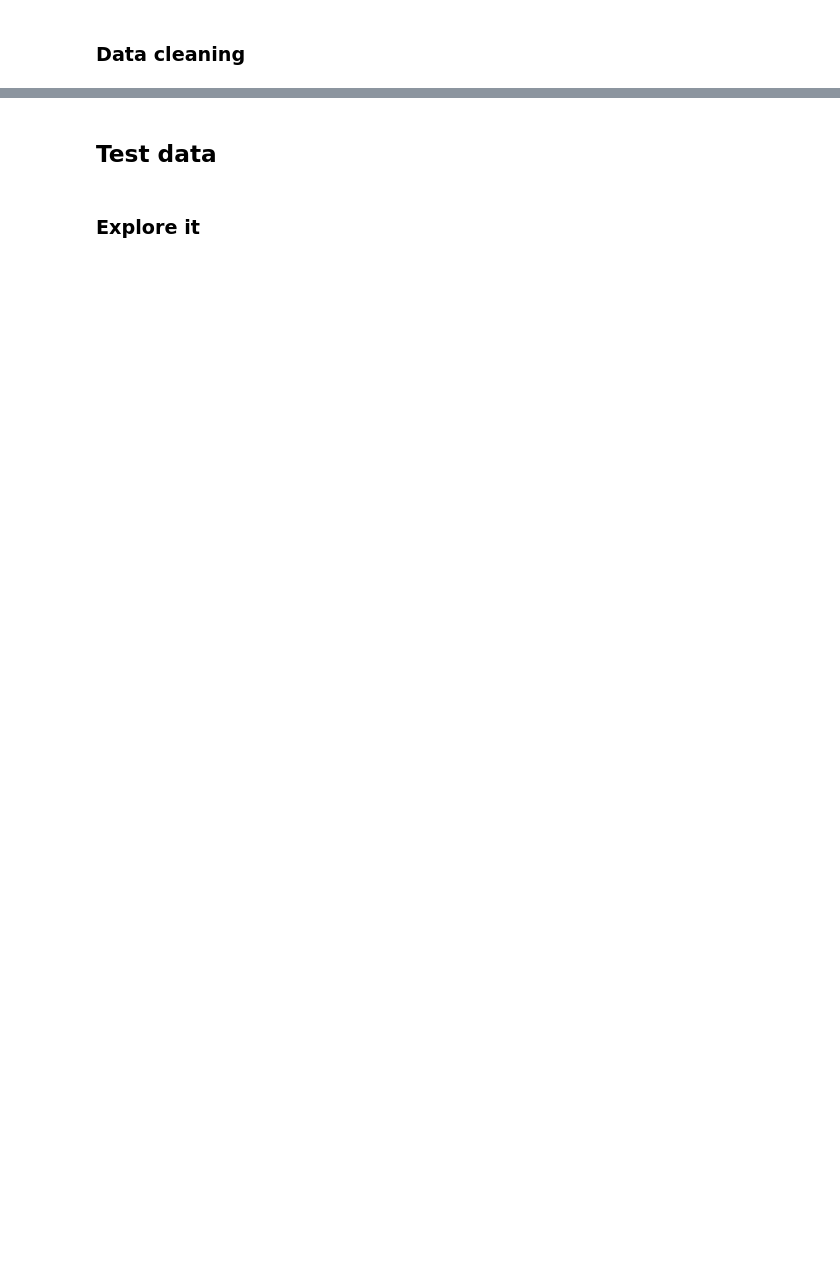
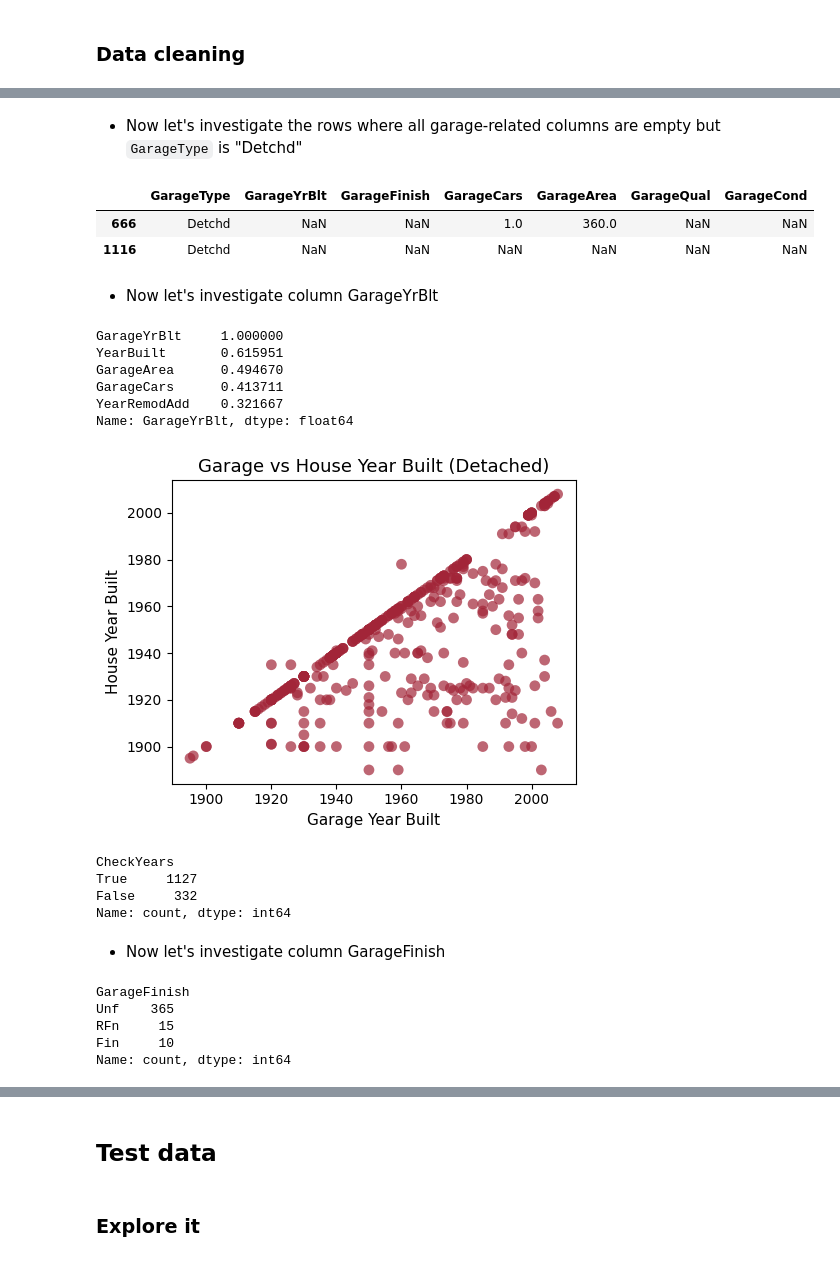
Before and after one commit to jaairomacedo/HousePrices, a Jupyter notebook: Coding/Code_1.ipynb, the cells around one changed output, grey strips where cells are left out. Cells and saved outputs as stored; diff of their text form; code cells hidden in the pictures; blank space fills up the shorter version.

```diff
--- a/Coding/Code_1.ipynb
+++ b/Coding/Code_1.ipynb
@@ -149,0 +215,3 @@ del col
+# %%
+# We can replace the missing values in the first column with -1
+df_test[['PoolQC','MiscFeature','Alley','Fence']] = df_test[['PoolQC','MiscFeature','Alley','Fence']].fillna(-1)
@@ -149,0 +300,4 @@ del col
+# %%
+# Adjusting this column
+# This NaN is also meaningful — it indicates that there is no fireplace
+df_test[['FireplaceQu']] = df_test[['FireplaceQu']].fillna(-1)
@@ -149,0 +564,11 @@ del col
+# %% [markdown]
+- Now let's investigate the rows where all garage-related columns are empty but `GarageType` is "Detchd"
+# %%
+# Understanding these columns
+df_test.loc[df_test.GarageCond.isnull(), col_garagem]
+# %% [output]
+|  | GarageType | GarageYrBlt | GarageFinish | GarageCars | GarageArea | GarageQual | GarageCond |
+| 666 | Detchd | NaN | NaN | 1.0 | 360.0 | NaN | NaN |
+| 1116 | Detchd | NaN | NaN | NaN | NaN | NaN | NaN |
+# %% [markdown]
+- Now let's investigate column GarageYrBlt
@@ -149,0 +578,51 @@ del col
+# %%
+# 1. Filter the DataFrame to include only detached garages (Detchd) with valid year built
+df_test2 = df_test.loc[(df_test.GarageType == 'Detchd') & (df_test.GarageYrBlt != -1)]
+
+# 2. Select only numeric columns to avoid "could not convert string to float" error
+df_test2_numeric = df_test2.select_dtypes(include='number')
+
+# 3. Calculate the correlation of all numeric variables with 'GarageYrBlt'
+top_corrs = df_test2_numeric.corr()['GarageYrBlt'].sort_values(ascending=False).head(5)
+print(top_corrs)
+# %% [output]
+GarageYrBlt     1.000000
+YearBuilt       0.615951
+GarageArea      0.494670
+GarageCars      0.413711
+YearRemodAdd    0.321667
+Name: GarageYrBlt, dtype: float64
+# %%
+# Custom dark wine red color
+rgb_color = (162 / 255, 37 / 255, 56 / 255)
+
+# Set up a smaller figure
+fig, ax = plt.subplots(figsize=(5, 4))  # smaller size
+
+# Scatter plot
+ax.scatter(df_test2.GarageYrBlt, df_test2.YearBuilt, color=rgb_color, alpha=0.7, edgecolors='none', s=60)
+
+# Labels and title
+ax.set_xlabel('Garage Year Built', fontsize=11)
+ax.set_ylabel('House Year Built', fontsize=11)
+ax.set_title('Garage vs House Year Built (Detached)', fontsize=13)
+
+# No grid
+ax.grid(False)
+
+# Clean layout
+plt.tight_layout()
+plt.show()
+# %% [output]
+[figure, added]
+# %%
+# Create a new column that checks if the garage year is the same as the house year
+df_test['CheckYears'] = df_test.GarageYrBlt == df_test.YearBuilt
+
+# Count how many times the condition is True or False
+df_test.CheckYears.value_counts()
+# %% [output]
+CheckYears
+True     1127
+False     332
+Name: count, dtype: int64
@@ -149,0 +637,11 @@ del col
+# %% [markdown]
+- Now let's investigate column GarageFinish
+# %%
+# Check the most frequent values of GarageFinish when GarageType is 'Detchd'
+df_test.loc[(df_test.GarageType == 'Detchd'), 'GarageFinish'].value_counts()
+# %% [output]
+GarageFinish
+Unf    365
+RFn     15
+Fin     10
+Name: count, dtype: int64
```
Also changed, not shown: parts of 61 cells of this notebook, 1 other file.
